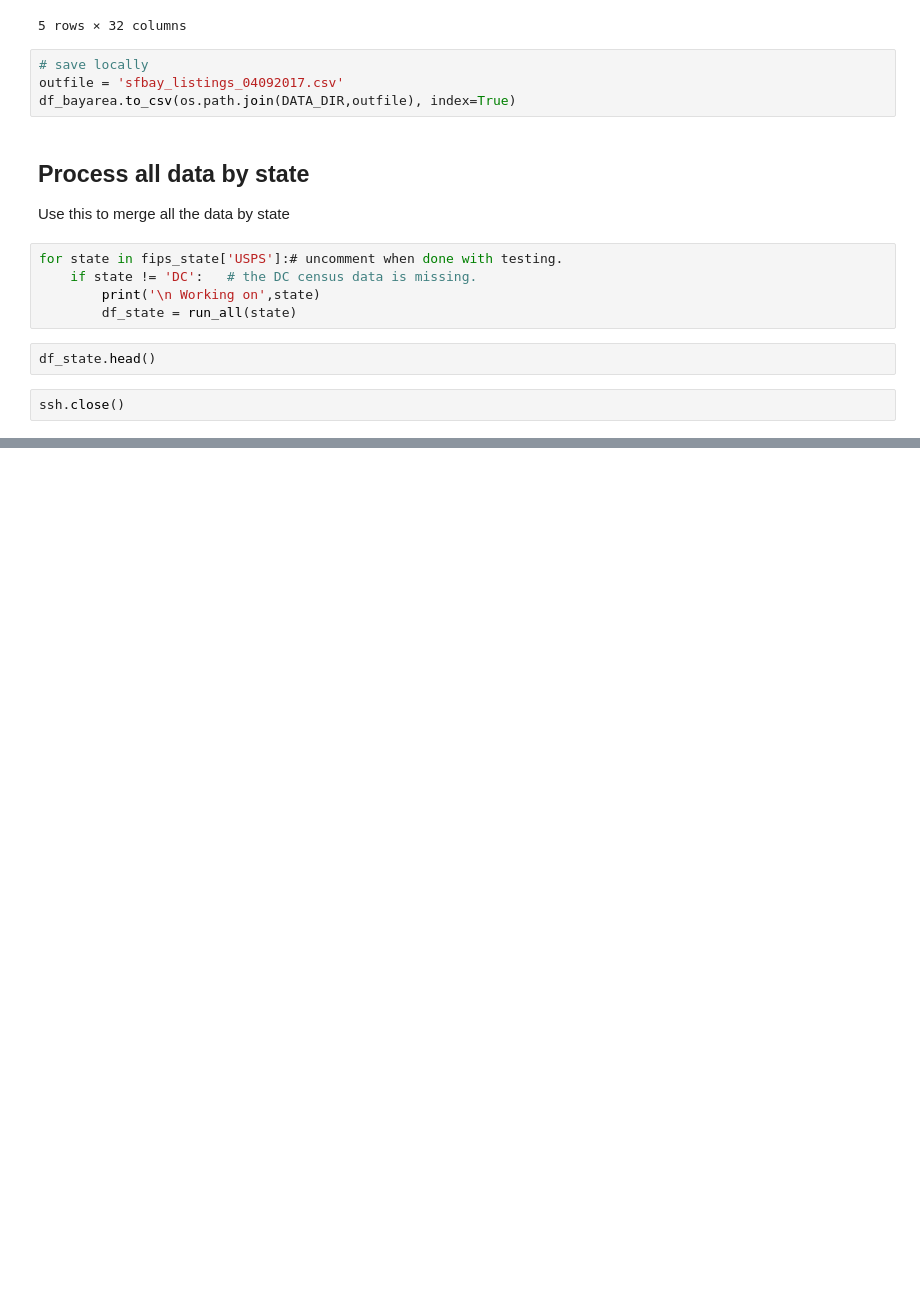
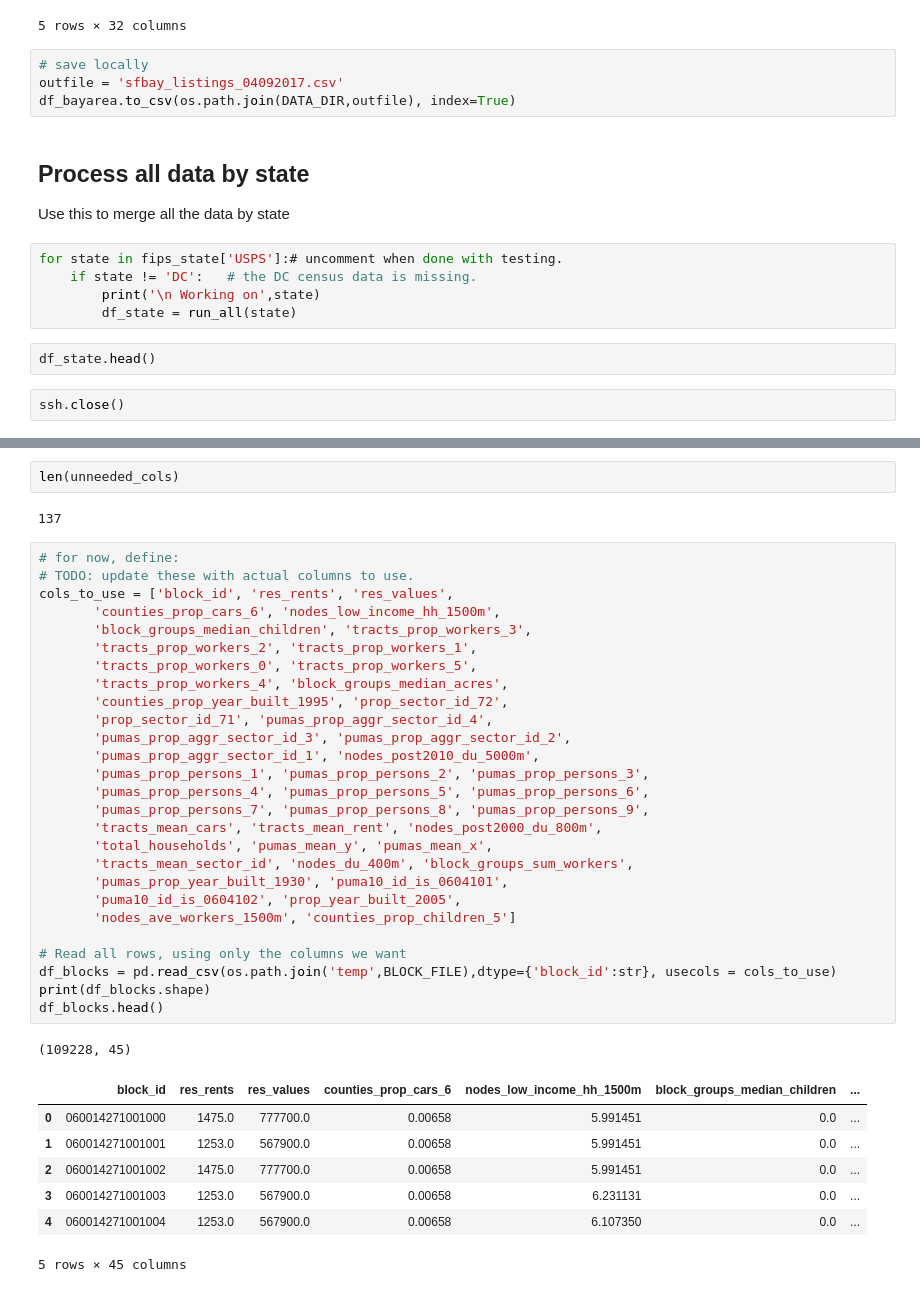
Before and after one commit to lrayle/rental-listings-census, a Jupyter notebook: src/craigslist_merge_census.ipynb, the cells around one changed output, grey strips where cells are left out. Saved outputs shown, nothing was run; the diff lists cells and outputs as text; blank space fills up the shorter version.

```diff
--- a/src/craigslist_merge_census.ipynb
+++ b/src/craigslist_merge_census.ipynb
@@ -335,0 +408,40 @@ ssh.close()
+# %%
+len(unneeded_cols)
+# %% [output]
+137
+# %%
+# for now, define:
+# TODO: update these with actual columns to use.
+cols_to_use = ['block_id', 'res_rents', 'res_values',
+       'counties_prop_cars_6', 'nodes_low_income_hh_1500m',
+       'block_groups_median_children', 'tracts_prop_workers_3',
+       'tracts_prop_workers_2', 'tracts_prop_workers_1',
+       'tracts_prop_workers_0', 'tracts_prop_workers_5',
+       'tracts_prop_workers_4', 'block_groups_median_acres',
+       'counties_prop_year_built_1995', 'prop_sector_id_72',
+       'prop_sector_id_71', 'pumas_prop_aggr_sector_id_4',
+       'pumas_prop_aggr_sector_id_3', 'pumas_prop_aggr_sector_id_2',
+       'pumas_prop_aggr_sector_id_1', 'nodes_post2010_du_5000m',
+       'pumas_prop_persons_1', 'pumas_prop_persons_2', 'pumas_prop_persons_3',
+       'pumas_prop_persons_4', 'pumas_prop_persons_5', 'pumas_prop_persons_6',
+       'pumas_prop_persons_7', 'pumas_prop_persons_8', 'pumas_prop_persons_9',
+       'tracts_mean_cars', 'tracts_mean_rent', 'nodes_post2000_du_800m',
+       'total_households', 'pumas_mean_y', 'pumas_mean_x',
+       'tracts_mean_sector_id', 'nodes_du_400m', 'block_groups_sum_workers',
+       'pumas_prop_year_built_1930', 'puma10_id_is_0604101',
+       'puma10_id_is_0604102', 'prop_year_built_2005',
+       'nodes_ave_workers_1500m', 'counties_prop_children_5']
+
+# Read all rows, using only the columns we want
+df_blocks = pd.read_csv(os.path.join('temp',BLOCK_FILE),dtype={'block_id':str}, usecols = cols_to_use)
+print(df_blocks.shape)
+df_blocks.head()
+# %% [output]
+(109228, 45)
+|  | block_id | res_rents | res_values | counties_prop_cars_6 | nodes_low_income_hh_1500m | block_groups_median_children | ... |
+| 0 | 060014271001000 | 1475.0 | 777700.0 | 0.00658 | 5.991451 | 0.0 | ... |
+| 1 | 060014271001001 | 1253.0 | 567900.0 | 0.00658 | 5.991451 | 0.0 | ... |
+| 2 | 060014271001002 | 1475.0 | 777700.0 | 0.00658 | 5.991451 | 0.0 | ... |
+| 3 | 060014271001003 | 1253.0 | 567900.0 | 0.00658 | 6.231131 | 0.0 | ... |
+| 4 | 060014271001004 | 1253.0 | 567900.0 | 0.00658 | 6.107350 | 0.0 | ... |
+5 rows × 45 columns
```
Also changed, not shown: parts of 22 cells of this notebook, 1 other file.
